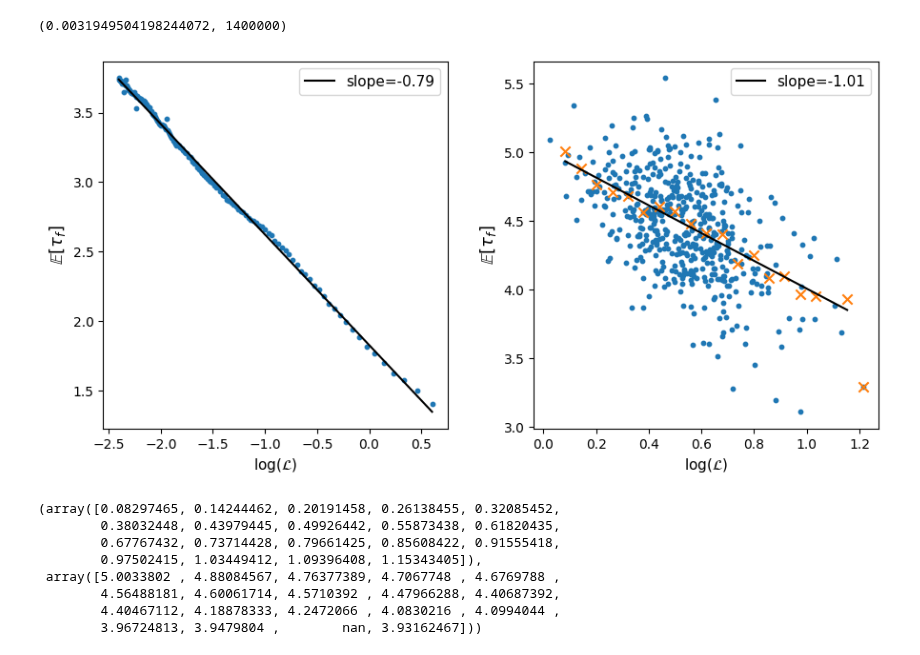
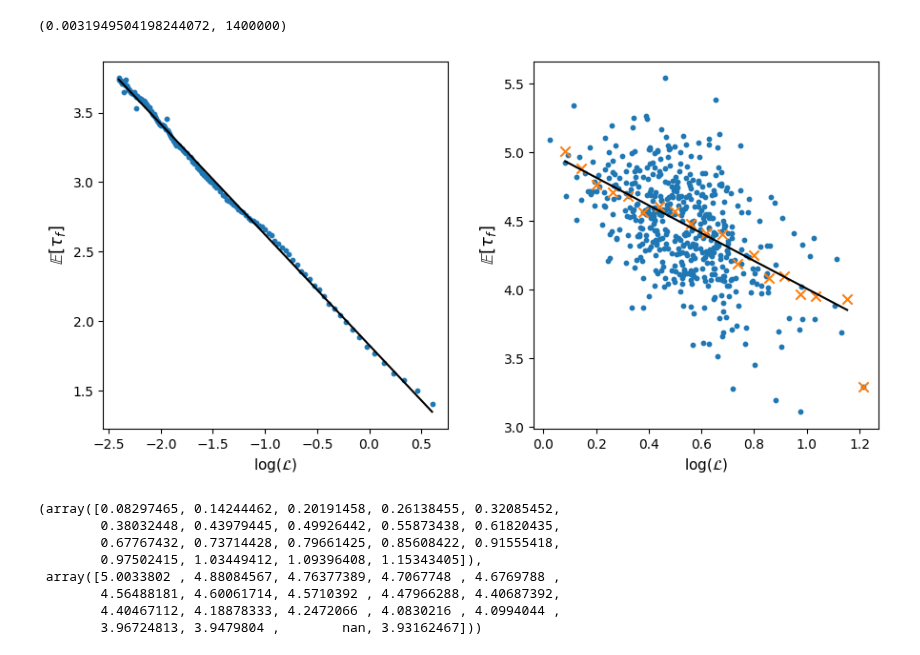
Before and after one commit to pinakm9/random-feature-map, a Jupyter notebook: notebooks/NN-results-Copy2.ipynb, the cells around one changed output. Saved outputs shown, nothing was run; the diff lists cells and outputs as text; code cells hidden in the pictures.

```diff
--- a/notebooks/NN-results-Copy2.ipynb
+++ b/notebooks/NN-results-Copy2.ipynb
@@ -64,36 +64,36 @@ x, y = np.log(loss[j])[6:], tau_f[j][6:]
 ax.scatter(x, y, s=10)
 res = stats.linregress(x, y)
 a, b = res.slope, res.intercept
 ax.plot(x, a*x+b, c='black', label=f'slope={a:.2f}')#)label=f'{a:.2f}'+r'$\log(\mathcal{L})+$'+f'{b:.2f}')
 ax.locator_params(nbins=10, axis='x')
-ax.legend(fontsize=11)
+# ax.legend(fontsize=11)
 ax.set_xlabel('$\log(\mathcal{L})$', fontsize=11)
 ax.set_ylabel(r'$\mathbb{E}[\tau_f]$', fontsize=13)
 # ax.set_title('Network')
 
 
 bsa = sr1.BatchStrategyAnalyzer_SMLR('../data/standard-multi-valid')
 data = bsa.get_data()
 x, y = np.log(data['train_loss']), data['tau_f_se']
 ax1.scatter(x, y, s=10)#, label=r'$\mathbb{E}[\tau_f]=$'+f'{y.mean():.2f}')
 
 bin_means, bin_edges, binnumber = stats.binned_statistic(x, y, statistic='mean', bins=20)
 centers = bin_edges[1:]
 ax1.scatter(centers, bin_means, s=55, marker='x')
 x, y = centers[:-1], bin_means[:-1]
 mask = ~np.isnan(x) & ~np.isnan(y)
 res = stats.linregress(x[mask], y[mask])
 a, b = res.slope, res.intercept
 ax1.plot(x, a*x+b, c='black', label=f'slope={a:.2f}')#label=f'{a:.2f}'+r'$\log(\mathcal{L})+$'+f'{b:.2f}')
-ax1.legend(fontsize=11)
+# ax1.legend(fontsize=11)
 ax1.set_xlabel('$\log(\mathcal{L})$', fontsize=11)
 ax1.set_ylabel(r'$\mathbb{E}[\tau_f]$', fontsize=13)
 # ax1.set_title('Random feature map, $p_g=1$')
 fig.subplots_adjust(wspace=.25)
 # fig.suptitle(r'$D_r=300, \beta=4\times10^{-5}, N=20000$')
 plt.savefig('../data/plots/scatter-tau_f-loss.png', dpi=300, bbox_inches='tight')
 # %% [output]
-[figure, old version]
+[figure, new version]
 # %%
 x, y
 # %% [output]
```
Also changed, not shown: 9 other files.
